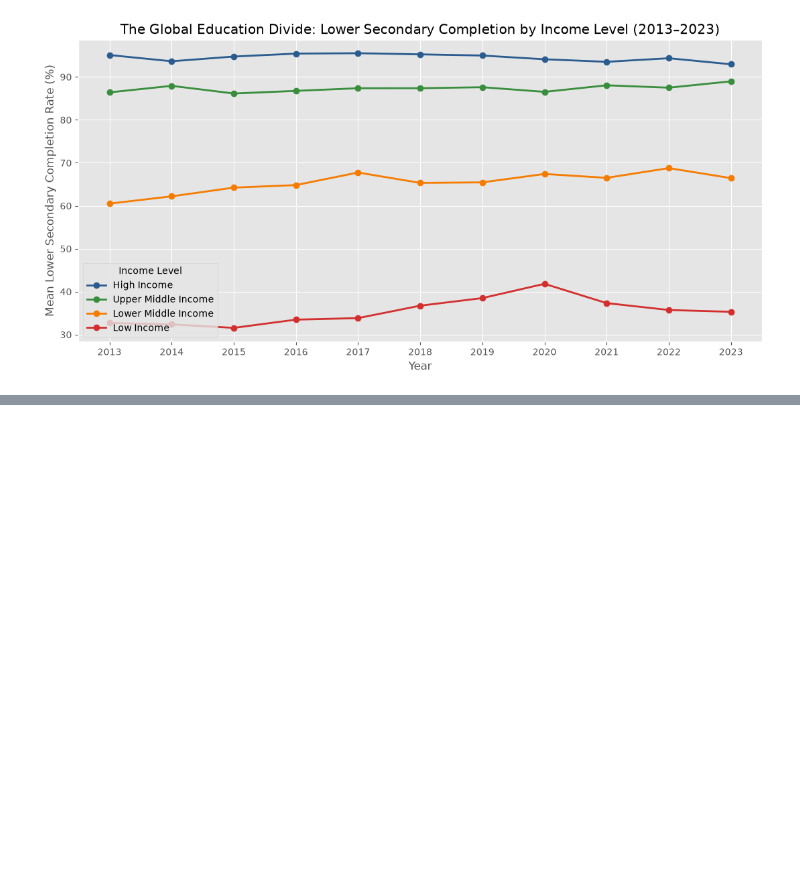
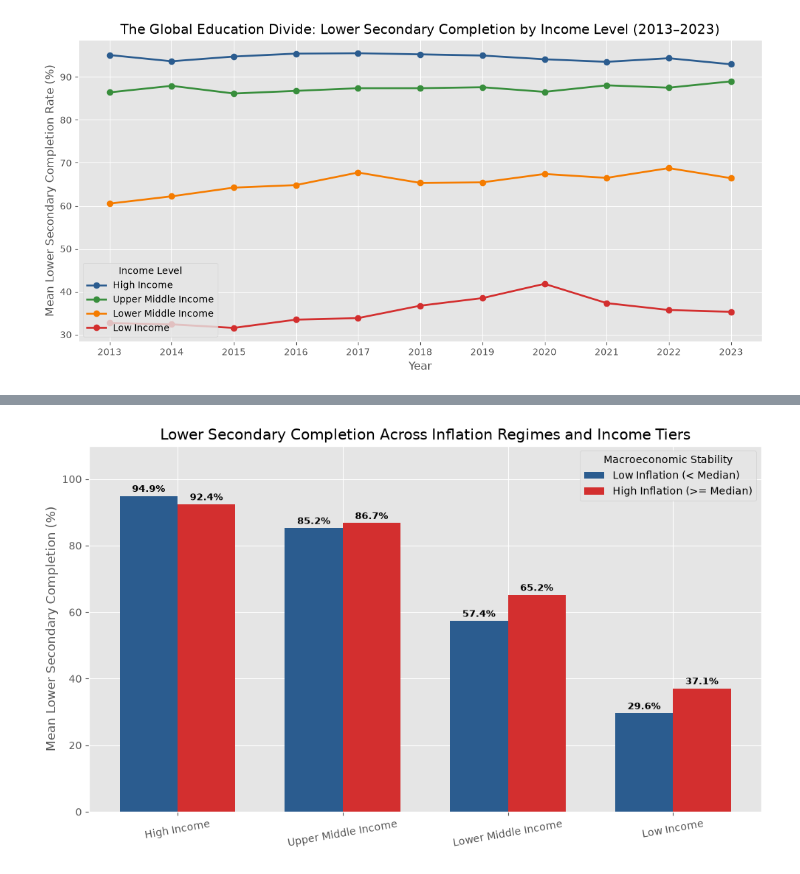
Before and after one commit to ianmhenriquez/EPA112A_group36, a Jupyter notebook: project/project.ipynb, the cells around one changed output, grey strips where cells are left out. Saved outputs shown, nothing was run; the diff lists cells and outputs as text; code cells hidden in the pictures; blank space fills up the shorter version.

```diff
--- a/project/project.ipynb
+++ b/project/project.ipynb
@@ -497,0 +593,83 @@ plt.show()
+# %%
+def compare_inflation_regimes(data_country):
+    # split countries into high and low inflation regimes based on median inflation rate
+    sub = data_country.dropna(subset=['Inflation_Rate_Pct']).copy()
+    med_inf = sub['Inflation_Rate_Pct'].median()
+    sub['Inflation_Regime'] = np.where(
+        sub['Inflation_Rate_Pct'] >= med_inf,
+        'High Inflation (>= Median)',
+        'Low Inflation (< Median)'
+    )
+    return (
+        sub.groupby(['Income_Level', 'Inflation_Regime'])[['Lower_Sec_Completion_Pct', 'Internet_Usage_Pct']]
+        .mean()
+        .unstack()
+        .reindex(income_order)
+        .round(2)
+    )
+
+def plot_inflation_regimes(data_country):
+    # Compare completion rates across inflation regimes and income tiers
+    sub_inf = data_country.dropna(subset=['Inflation_Rate_Pct']).copy()
+    med_inf = sub_inf['Inflation_Rate_Pct'].median()
+
+    sub_inf['Inflation_Regime'] = np.where(
+        sub_inf['Inflation_Rate_Pct'] >= med_inf,
+        'High Inflation',
+        'Low Inflation'
+    )
+
+    macro_bar_data = (
+        sub_inf.groupby(['Income_Level', 'Inflation_Regime'])
+        ['Lower_Sec_Completion_Pct']
+        .mean()
+        .unstack()
+        .reindex(income_order)
+    )
+
+    fig, ax = plt.subplots(figsize=(10, 6))
+    x = np.arange(len(income_order))
+    width = 0.35
+
+    bars1 = ax.bar(
+        x - width / 2,
+        macro_bar_data['Low Inflation'],
+        width,
+        label='Low Inflation (< Median)',
+        color='#2b5c8f'
+    )
+    bars2 = ax.bar(
+        x + width / 2,
+        macro_bar_data['High Inflation'],
+        width,
+        label='High Inflation (>= Median)',
+        color='#d32f2f'
+    )
+
+    ax.set_xticks(x)
+    ax.set_xticklabels(income_order, rotation=10)
+    ax.set_ylabel('Mean Lower Secondary Completion (%)')
+    ax.set_ylim(0, 110)
+    ax.set_title('Lower Secondary Completion Across Inflation Regimes and Income Tiers')
+    ax.legend(title='Macroeconomic Stability')
+
+    for bar in list(bars1) + list(bars2):
+        height = bar.get_height()
+        ax.annotate(
+            f'{height:.1f}%',
+            (bar.get_x() + bar.get_width() / 2, height),
+            xytext=(0, 4),
+            textcoords='offset points',
+            ha='center',
+            fontsize=9,
+            fontweight='bold'
+        )
+
+    plt.tight_layout()
+    plt.show()
+
+    return
+
+display(compare_inflation_regimes(df_country))
+plot_inflation_regimes(df_country)
+# %% [output]
@@ -497,0 +683 @@ plt.show()
+[figure, added]
```
Also changed, not shown: parts of 27 cells of this notebook, 7 other files.
